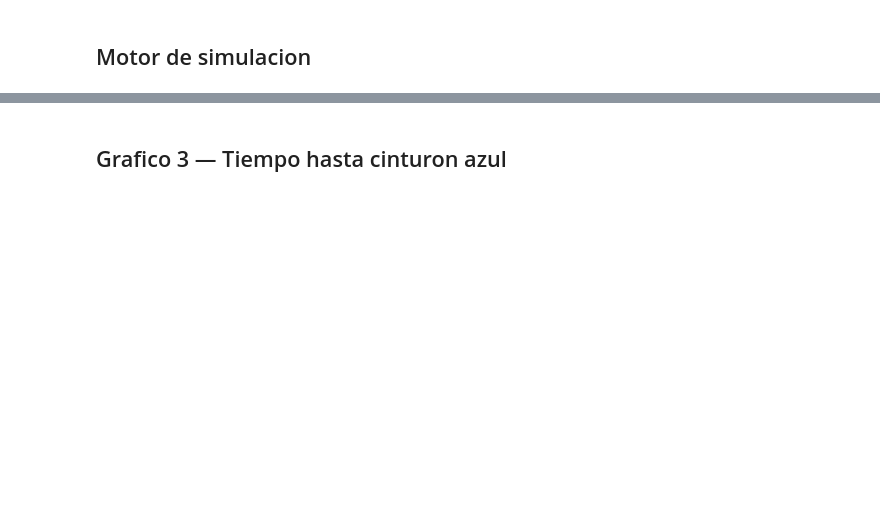
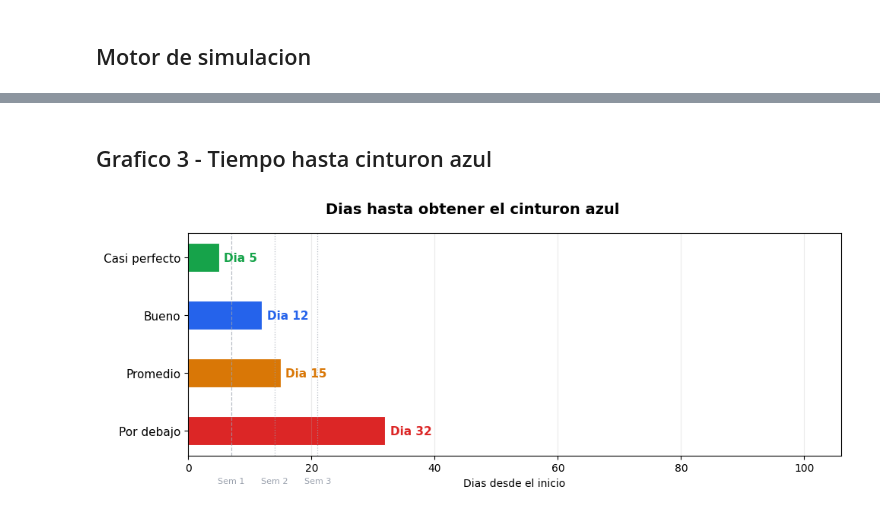
Before and after one commit to intervalo-ed/intervalo, a Jupyter notebook: data/notebooks/algoritmo_sm2_simulaciones.ipynb, the cells around one changed output, grey strips where cells are left out. Cells and saved outputs as stored; diff of their text form; code cells hidden in the pictures; blank space fills up the shorter version.

```diff
--- a/data/notebooks/algoritmo_sm2_simulaciones.ipynb
+++ b/data/notebooks/algoritmo_sm2_simulaciones.ipynb
@@ -348,41 +377,32 @@ plt.show()
 # %% [markdown]
-## Grafico 3 — Tiempo hasta cinturon azul
+## Grafico 3 - Tiempo hasta cinturon azul
 # %%
 fig, ax = plt.subplots(figsize=(10, 4))
 fig.suptitle('Dias hasta obtener el cinturon azul', fontsize=14, fontweight='bold')
 
 y_pos = list(range(len(PROFILES)))
-bar_values = []
-bar_colors = []
-bar_labels = []
-
+bar_values, bar_colors, bar_labels = [], [], []
 for profile in PROFILES:
     tb = results[profile.name]['time_to_blue']
     bar_values.append(tb if tb is not None else DAYS)
     bar_colors.append(profile.color)
     bar_labels.append(f'Dia {tb}' if tb is not None else f'No alcanzado ({DAYS} dias)')
 
 bars = ax.barh(y_pos, bar_values, color=bar_colors, height=0.5, edgecolor='white', linewidth=0.8)
-
 for bar, label, profile in zip(bars, bar_labels, PROFILES):
-    ax.text(
-        bar.get_width() + 0.8,
-        bar.get_y() + bar.get_height() / 2,
-        label,
-        va='center', fontsize=11, fontweight='bold',
-        color=profile.color,
-    )
+    ax.text(bar.get_width() + 0.8, bar.get_y() + bar.get_height() / 2,
+            label, va='center', fontsize=11, fontweight='bold', color=profile.color)
 
 ax.set_yticks(y_pos)
 ax.set_yticklabels([p.name for p in PROFILES], fontsize=11)
 ax.set_xlabel('Dias desde el inicio')
 ax.set_xlim(0, DAYS + 16)
 ax.invert_yaxis()
-
 for week, style in [(7, '--'), (14, ':'), (21, ':')]:
     ax.axvline(x=week, color='#9ca3af', linestyle=style, linewidth=0.9, alpha=0.7)
     ax.text(week, len(PROFILES) - 0.1, f'Sem {week // 7}', ha='center', fontsize=8, color='#9ca3af')
-
 ax.grid(True, alpha=0.25, axis='x')
 plt.tight_layout()
 plt.show()
+# %% [output]
+[figure, added]
```
Also changed, not shown: parts of 12 cells of this notebook, 9 other files.
